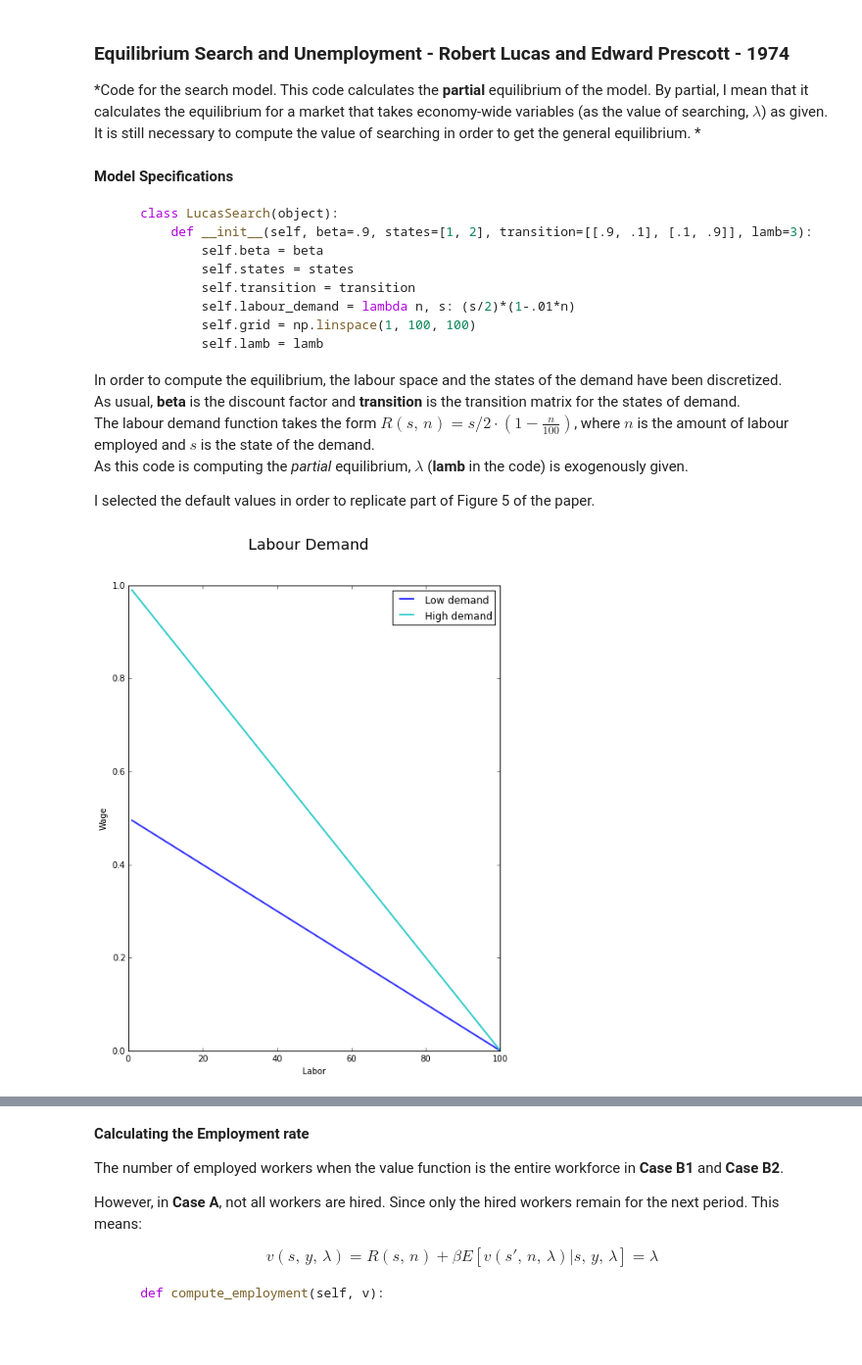
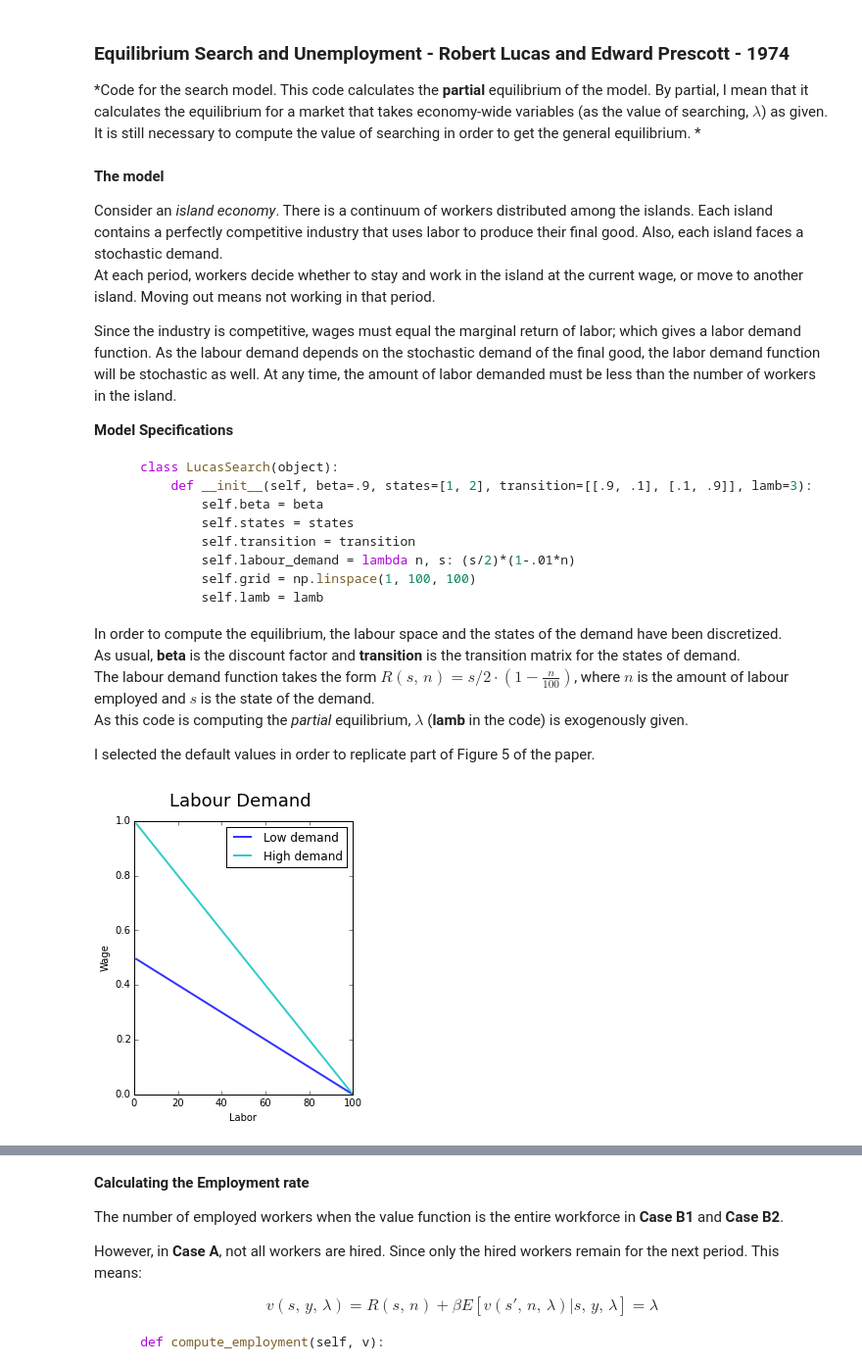
Before and after one commit to Zung-0/LucasPrescott74, a Jupyter notebook: LucasPrescott74 - Partial.ipynb, the cells around one changed output, grey strips where cells are left out. Shown: that part at 98% size. Saved outputs shown, nothing was run; the diff lists cells and outputs as text; code cells hidden in the pictures; blank space fills up the shorter version.

````diff
--- a/LucasPrescott74 - Partial.ipynb
+++ b/LucasPrescott74 - Partial.ipynb
@@ -12,6 +12,14 @@ from quantecon.compute_fp import compute_fixed_point
 the equilibrium for a market that takes economy-wide variables (as the value of searching, $\lambda$) as given.
 It is still necessary to compute the value of searching in order to get the general equilibrium. *
 # %% [markdown]
+**The model**
+
+Consider an *island economy*. There is a continuum of workers distributed among the islands. Each island contains a perfectly competitive industry that uses labor to produce their final good. Also, each island faces a stochastic demand.
+At each period, workers decide whether to stay and work in the island at the current wage, or move to another island. Moving out means not working in that period.
+
+Since the industry is competitive, wages must equal the marginal return of labor; which gives a labor demand function. As the labour demand depends on the stochastic demand of the final good, the labor demand function will be stochastic as well. At any time, the amount of labor demanded must be less than the number of workers in the island.
+
+
 **Model Specifications**
 
 ```python
@@ -35,23 +43,23 @@ I selected the default values in order to replicate part of Figure 5 of the pape
 ls = LucasSearch()
 # %%
 #Plotting the labour demand function
-fig, ax = plt.subplots(figsize=(8,10))
+fig, ax = plt.subplots(figsize=(4,5))
 ax.set_xlabel("Labor")
 ax.set_ylabel("Wage")
 
 wages = [[ls.labour_demand(n, s) for n in ls.grid] for s in ls.states]
 
 ax.plot(ls.grid, wages[0], 'b-', lw = 2, alpha = .8, label = "Low demand")
 ax.plot(ls.grid, wages[1], 'c-', lw = 2, alpha = .8, label = "High demand")
 
 ax.legend(loc = 'upper right')
 
 t = 'Labour Demand'
 fig.suptitle(t, fontsize=18)
 
 plt.show()
 # %% [output]
-[figure, old version]
+[figure, new version]
 # %% [markdown]
 **Computing the value function**
 
````
Also changed, not shown: parts of 19 cells of this notebook, 1 other file.
